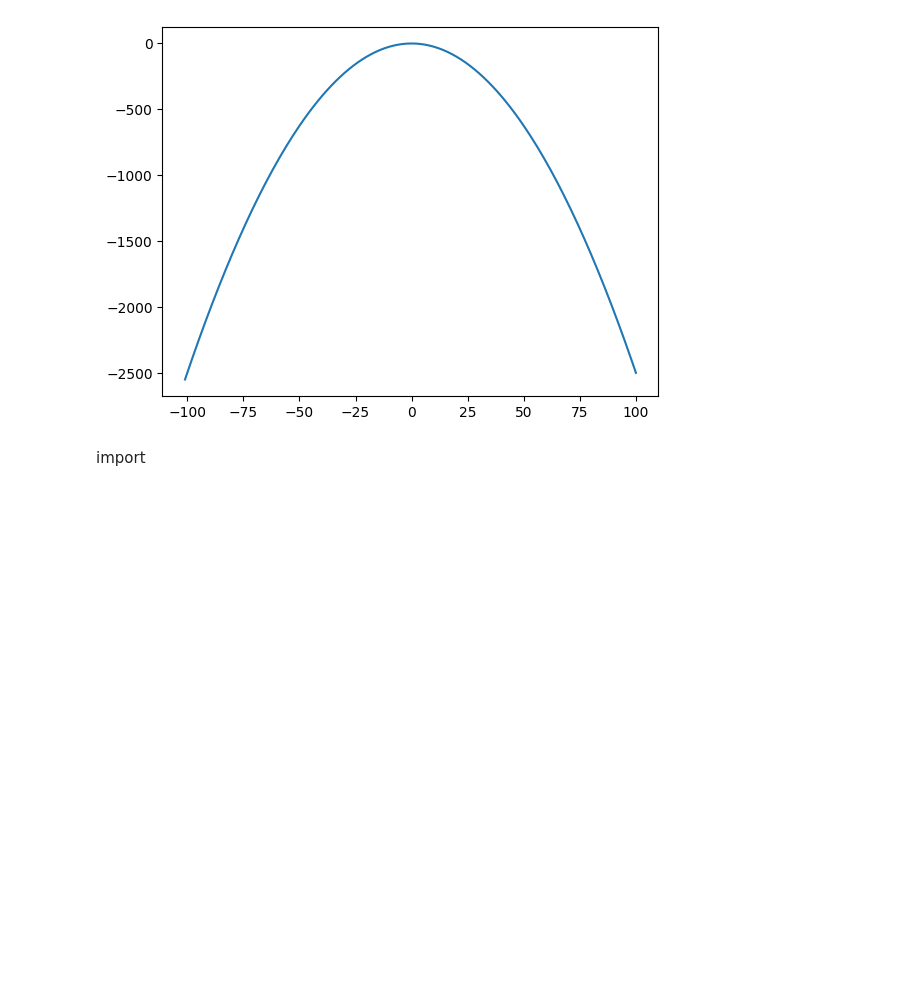
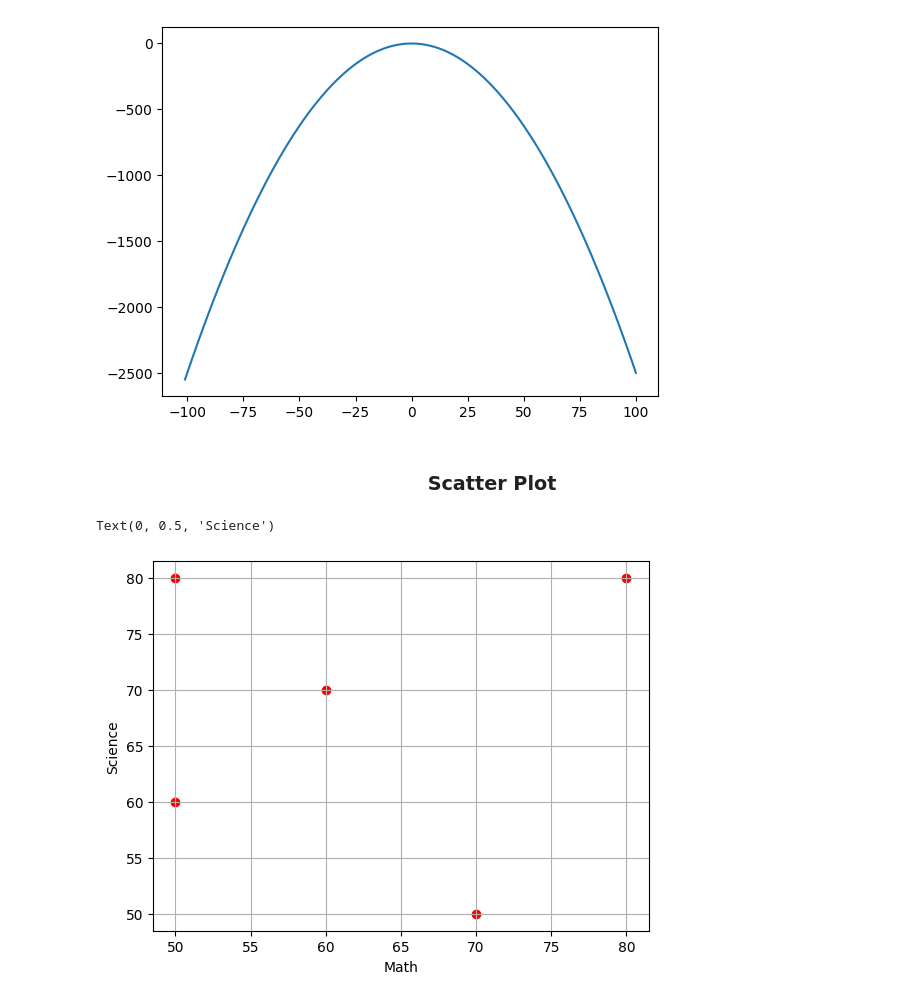
Before and after one commit to KiranKhayamali/AI-ML-Bootcamp, a Jupyter notebook: Week 3 (Data Analysis and Introduction to Machine Learning)/Day 11 (Python for Data Analysis)/Numpy_matplotlib_understanding/basics.ipynb, the cells around one changed output. Saved outputs shown, nothing was run; the diff lists cells and outputs as text; code cells hidden in the pictures; blank space fills up the shorter version.

Commit message:
Understanding scatter plot, pie chart and comparing 2 graphs in matplotlib

```diff
--- a/Week 3 (Data Analysis and Introduction to Machine Learning)/Day 11 (Python for Data Analysis)/Numpy_matplotlib_understanding/basics.ipynb
+++ b/Week 3 (Data Analysis and Introduction to Machine Learning)/Day 11 (Python for Data Analysis)/Numpy_matplotlib_understanding/basics.ipynb
@@ -227,5 +227,17 @@ plt.plot(x,y)
 # %% [output]
 [<matplotlib.lines.Line2D at 0x...>]
 [figure]
-# %% [markdown]
-import
+# %% [markdown]
+<h3 align = 'center'> Scatter Plot </h3>
+# %%
+students = ["Aadim", "Aashish", "Anish", "Nimesh", "Rajip"]
+math = [50, 60, 50, 70, 80]
+science = [80, 70, 60, 50, 80]
+
+plt.scatter(math, science, color = "RED")
+plt.grid()
+plt.xlabel("Math")
+plt.ylabel("Science")
+# %% [output]
+Text(0, 0.5, 'Science')
+[figure, added]
```
Also changed, not shown: parts of 6 cells of this notebook.
